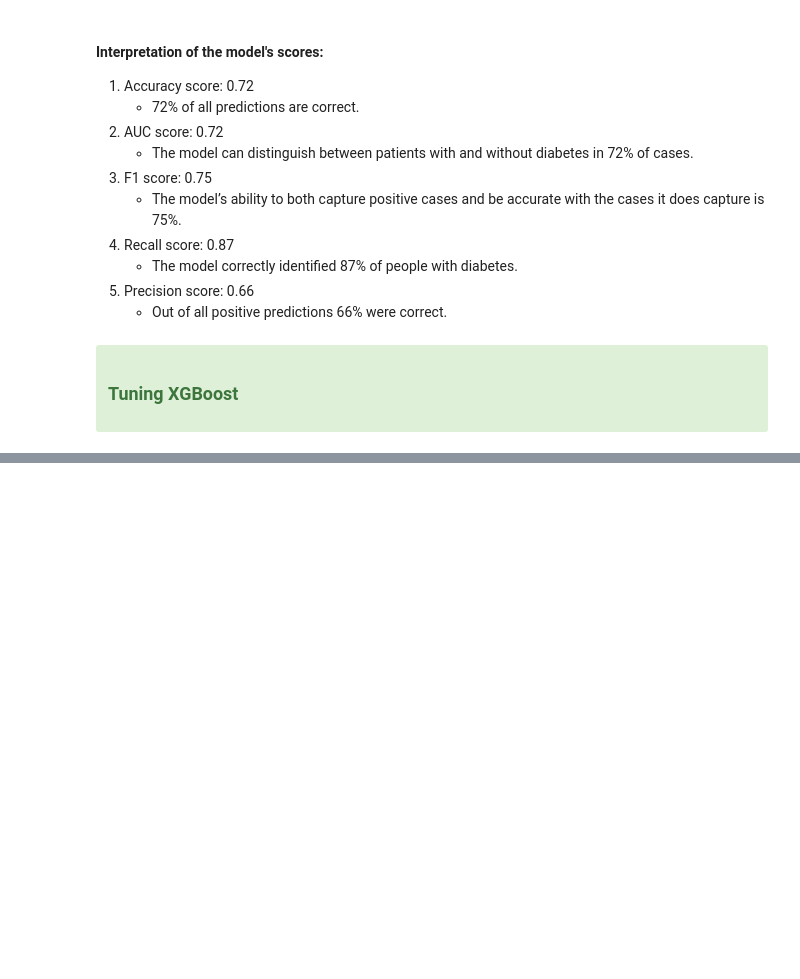
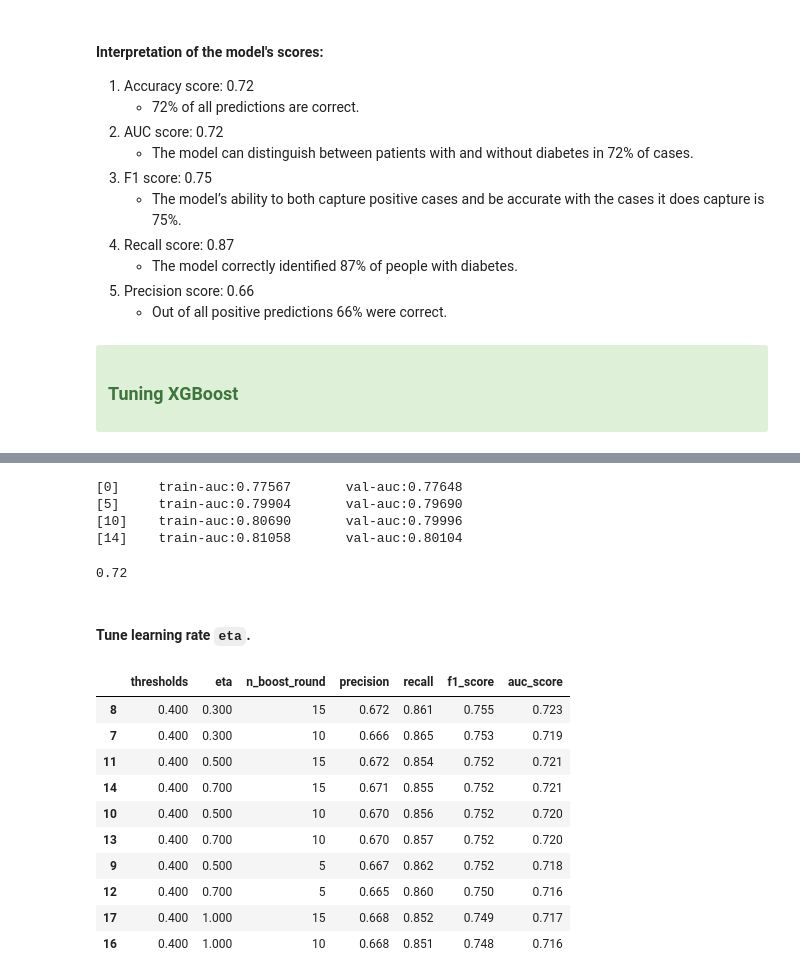
Before and after one commit to nadia-paz/cdc_diabetes, a Jupyter notebook: notebook.ipynb, the cells around one changed output, grey strips where cells are left out. Saved outputs shown, nothing was run; the diff lists cells and outputs as text; code cells hidden in the pictures; blank space fills up the shorter version.

Commit message:
tune xgboost

```diff
--- a/notebook.ipynb
+++ b/notebook.ipynb
@@ -791,0 +847,58 @@ weighted avg       0.74      0.72      0.71     14039
+# %%
+num_boost_round=15
+# %%
+model = xgb.train(xgb_params,
+                    dtrain,
+                    evals=watchlist,
+                    verbose_eval = 5,
+                    num_boost_round=num_boost_round)
+# %% [output]
+[0]     train-auc:0.77567       val-auc:0.77648
+[5]     train-auc:0.79904       val-auc:0.79690
+[10]    train-auc:0.80690       val-auc:0.79996
+[14]    train-auc:0.81058       val-auc:0.80104
+# %%
+y_pred = model.predict(dval) >= 0.4
+roc_auc_score(y_val, y_pred).round(2)
+# %% [output]
+0.72
+# %% [markdown]
+#### Tune learning rate `eta`.
+# %%
+scores = []
+for t in [0.4, 0.5]:
+    for eta in [0.001, 0.1, 0.3, 0.5, 0.7, 1]:
+        for n in [5, 10, 15]:
+                xgb_params = {
+                        'eta': eta, # learning rate
+                        'max_depth': 6,
+                        'min_child_weight': 1, # min_samples_leaf
+
+                        'objective': 'binary:logistic', # specify that we have a binary classification model
+                        'eval_metric': 'auc',
+                        'nthread': 8,
+                        'seed': dp.seed,
+                        'verbosity': 1 # show the process 0, 1, 2
+                }
+                model = xgb.train(xgb_params, dtrain, num_boost_round=n)
+                y_pred = model.predict(dval) >= t
+                precision = precision_score(y_val, y_pred)
+                recall = recall_score(y_val, y_pred)
+                f1 = f1_score(y_val, y_pred)
+                auc = roc_auc_score(y_val, y_pred)
+                scores.append((t, eta, n, precision, recall, f1, auc))
+df_scores = pd.DataFrame(scores, columns=["thresholds", "eta", "n_boost_round", "precision", "recall", "f1_score", "auc_score"])
+# %%
+df_scores.sort_values(by=["f1_score", "auc_score"], ascending=False).head(10)
+# %% [output]
+|  | thresholds | eta | n_boost_round | precision | recall | f1_score | auc_score |
+| 8 | 0.400 | 0.300 | 15 | 0.672 | 0.861 | 0.755 | 0.723 |
+| 7 | 0.400 | 0.300 | 10 | 0.666 | 0.865 | 0.753 | 0.719 |
+| 11 | 0.400 | 0.500 | 15 | 0.672 | 0.854 | 0.752 | 0.721 |
+| 14 | 0.400 | 0.700 | 15 | 0.671 | 0.855 | 0.752 | 0.721 |
+| 10 | 0.400 | 0.500 | 10 | 0.670 | 0.856 | 0.752 | 0.720 |
+| 13 | 0.400 | 0.700 | 10 | 0.670 | 0.857 | 0.752 | 0.720 |
+| 9 | 0.400 | 0.500 | 5 | 0.667 | 0.862 | 0.752 | 0.718 |
+| 12 | 0.400 | 0.700 | 5 | 0.665 | 0.860 | 0.750 | 0.716 |
+| 17 | 0.400 | 1.000 | 15 | 0.668 | 0.852 | 0.749 | 0.717 |
+| 16 | 0.400 | 1.000 | 10 | 0.668 | 0.851 | 0.748 | 0.716 |
```
Also changed, not shown: parts of 30 cells of this notebook.
